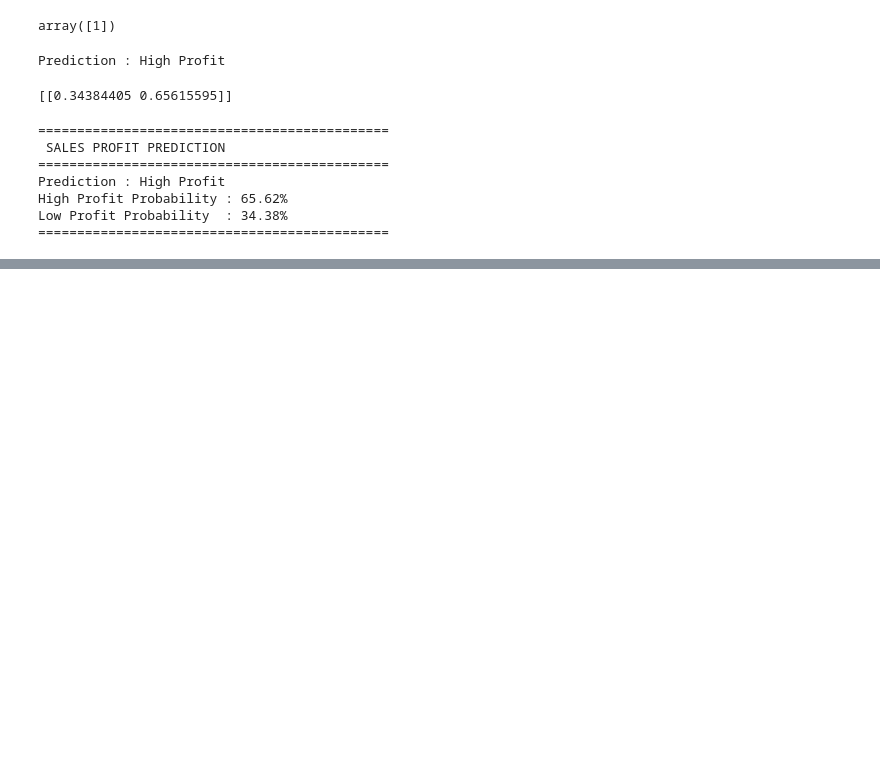
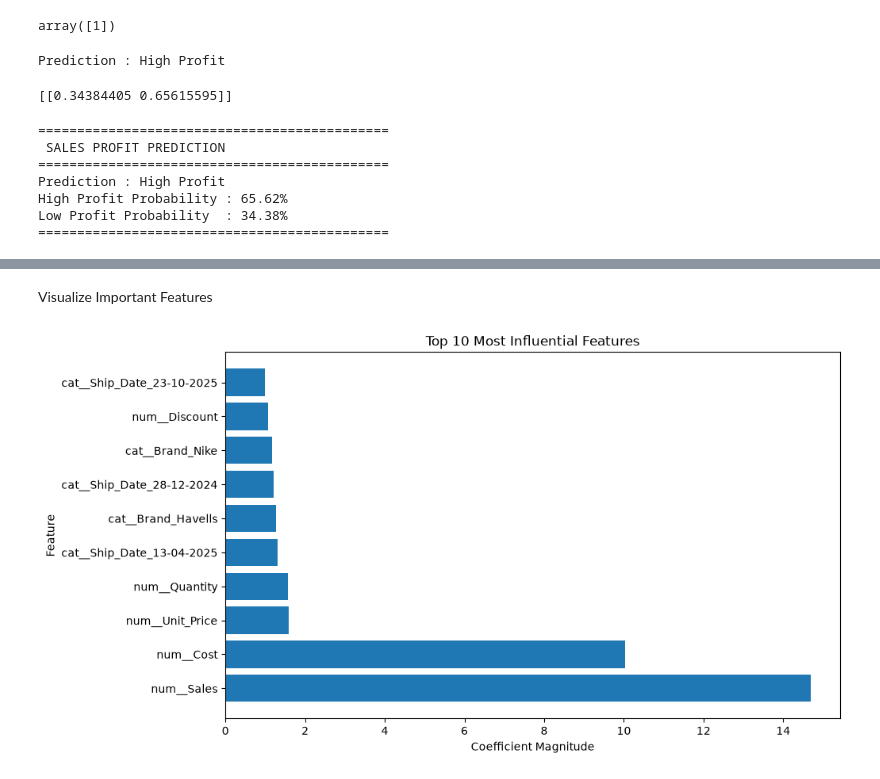
Before and after one commit to Shubhamspc90/AI_ML, a Jupyter notebook: python/data_science_library/projects/Sales_ML_Project.ipynb, the cells around one changed output, grey strips where cells are left out. Cells and saved outputs as stored; diff of their text form; code cells hidden in the pictures; blank space fills up the shorter version.

Commit message:
Add Logistic Regression coefficient analysis and feature importance visualization

```diff
--- a/python/data_science_library/projects/Sales_ML_Project.ipynb
+++ b/python/data_science_library/projects/Sales_ML_Project.ipynb
@@ -1322,0 +1336,4 @@ Low Profit Probability  : 34.38%
+# %%
+feature_names = pipeline.named_steps["preprocessor"].get_feature_names_out()
+
+feature_names[:10]
@@ -1322,0 +1347,4 @@ Low Profit Probability  : 34.38%
+# %%
+coefficients = pipeline.named_steps["model"].coef_[0]
+
+len(coefficients)
@@ -1322,0 +1355,9 @@ Low Profit Probability  : 34.38%
+# %%
+import pandas as pd
+
+importance = pd.DataFrame({
+    "Feature": feature_names,
+    "Coefficient": coefficients
+})
+
+importance.head()
@@ -1322,0 +1415,9 @@ Low Profit Probability  : 34.38%
+# %%
+importance["Absolute"] = importance["Coefficient"].abs()
+
+top_features = importance.sort_values(
+    by="Absolute",
+    ascending=False
+).head(10)
+
+top_features
@@ -1322,0 +1436,21 @@ Low Profit Probability  : 34.38%
+# %% [markdown]
+Visualize Important Features
+# %%
+import matplotlib.pyplot as plt
+
+plt.figure(figsize=(10,6))
+
+plt.barh(
+    top_features["Feature"],
+    top_features["Absolute"]
+)
+
+plt.xlabel("Coefficient Magnitude")
+plt.ylabel("Feature")
+plt.title("Top 10 Most Influential Features")
+
+plt.show()
+
+# Yahan hum dekh sakte hain ki model ke decision par sabse zyada effect kis feature ka hai.
+# %% [output]
+[figure, added]
```
Also changed, not shown: parts of 14 cells of this notebook.
